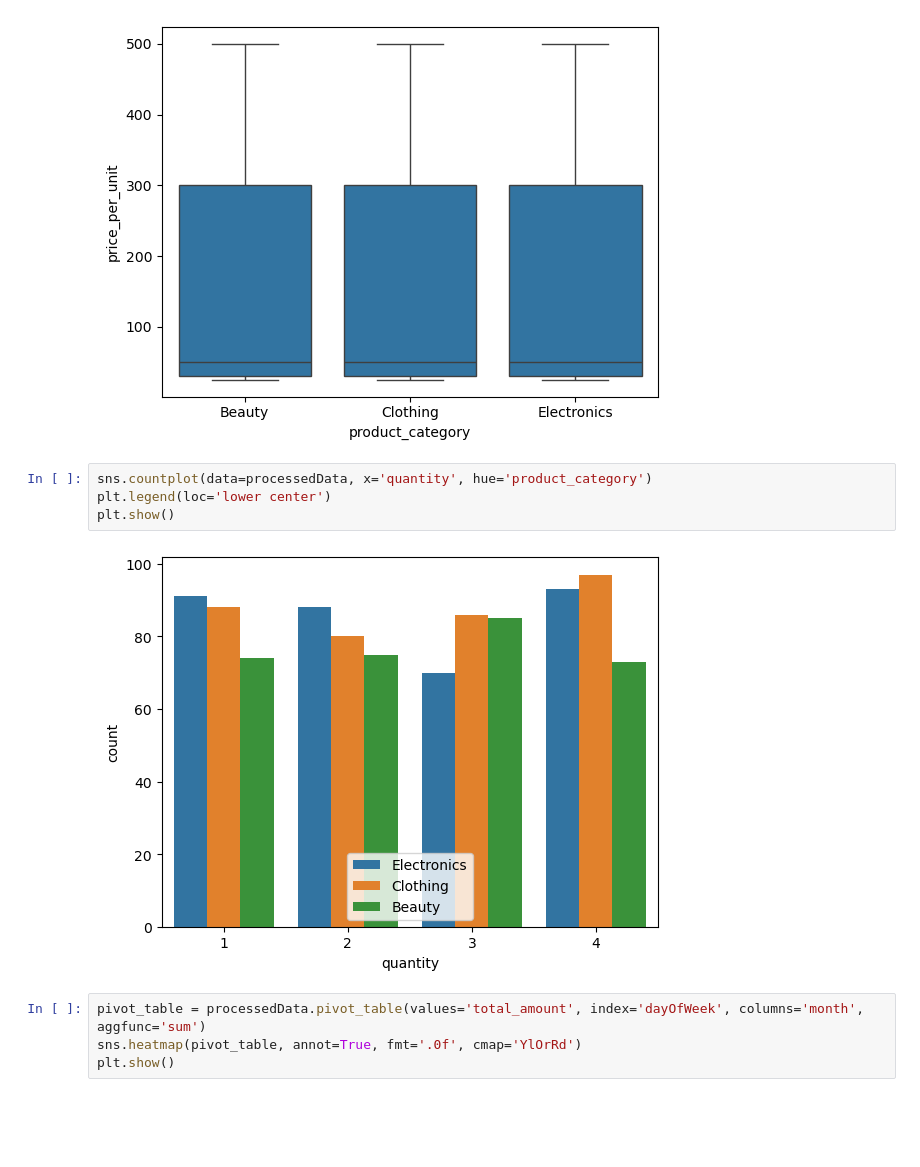
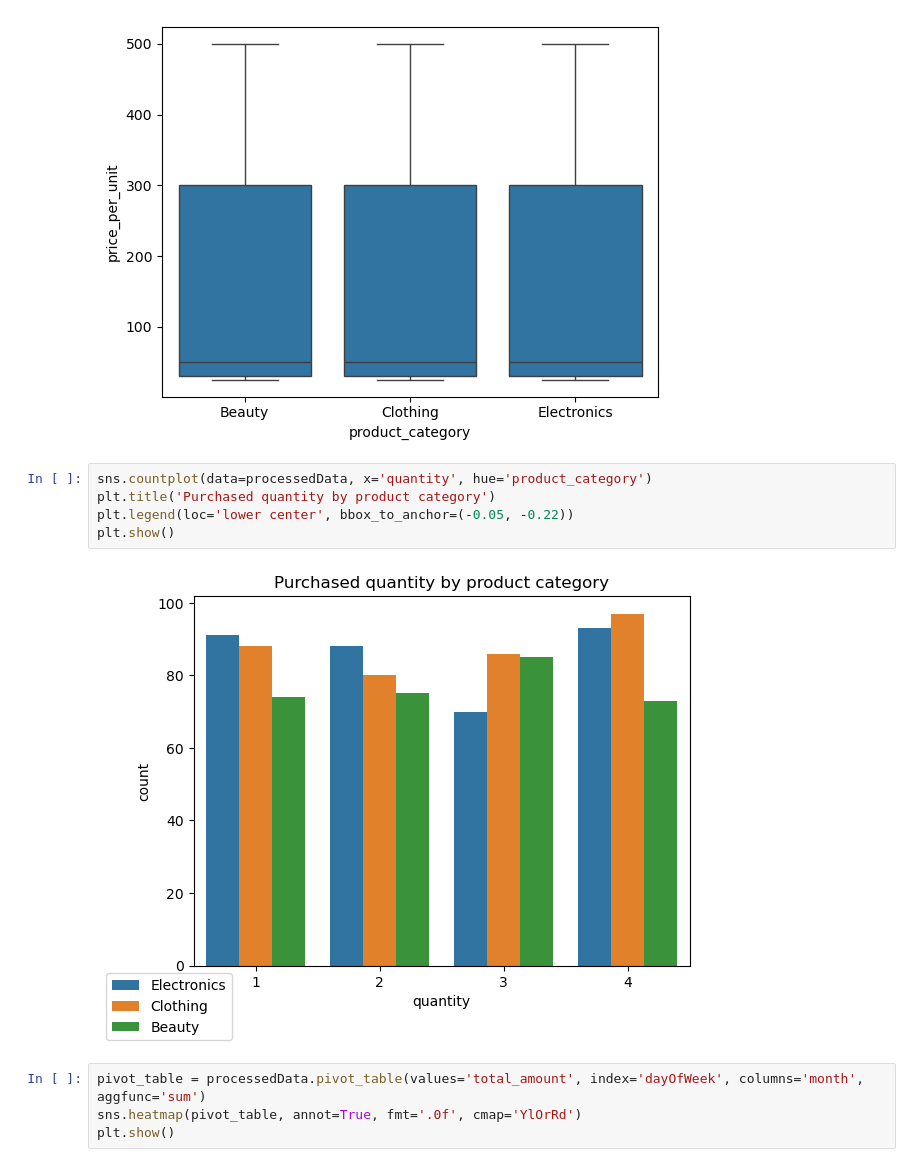
Before and after one commit to WatsonWBlair/cs667, a Jupyter notebook: Projects/EDA/data_visualization.ipynb, the cells around one changed output. Saved outputs shown, nothing was run; the diff lists cells and outputs as text; blank space fills up the shorter version.

```diff
--- a/Projects/EDA/data_visualization.ipynb
+++ b/Projects/EDA/data_visualization.ipynb
@@ -28,10 +28,11 @@ plt.show()
 [figure]
 # %%
 sns.countplot(data=processedData, x='quantity', hue='product_category')
-plt.legend(loc='lower center')
+plt.title('Purchased quantity by product category')
+plt.legend(loc='lower center', bbox_to_anchor=(-0.05, -0.22))
 plt.show()
 # %% [output]
-[figure, old version]
+[figure, new version]
 # %%
 pivot_table = processedData.pivot_table(values='total_amount', index='dayOfWeek', columns='month', aggfunc='sum')
 sns.heatmap(pivot_table, annot=True, fmt='.0f', cmap='YlOrRd')
```
Also changed, not shown: parts of 8 cells of this notebook, 1 other file.
